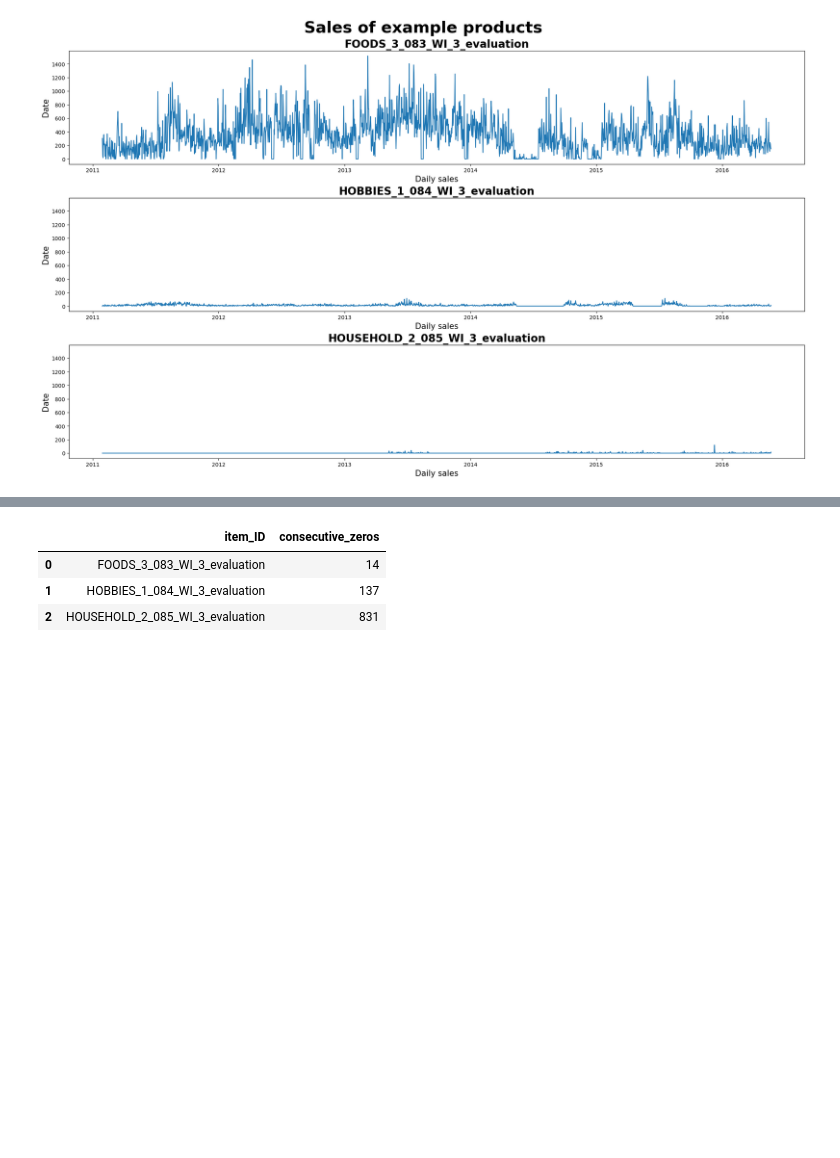
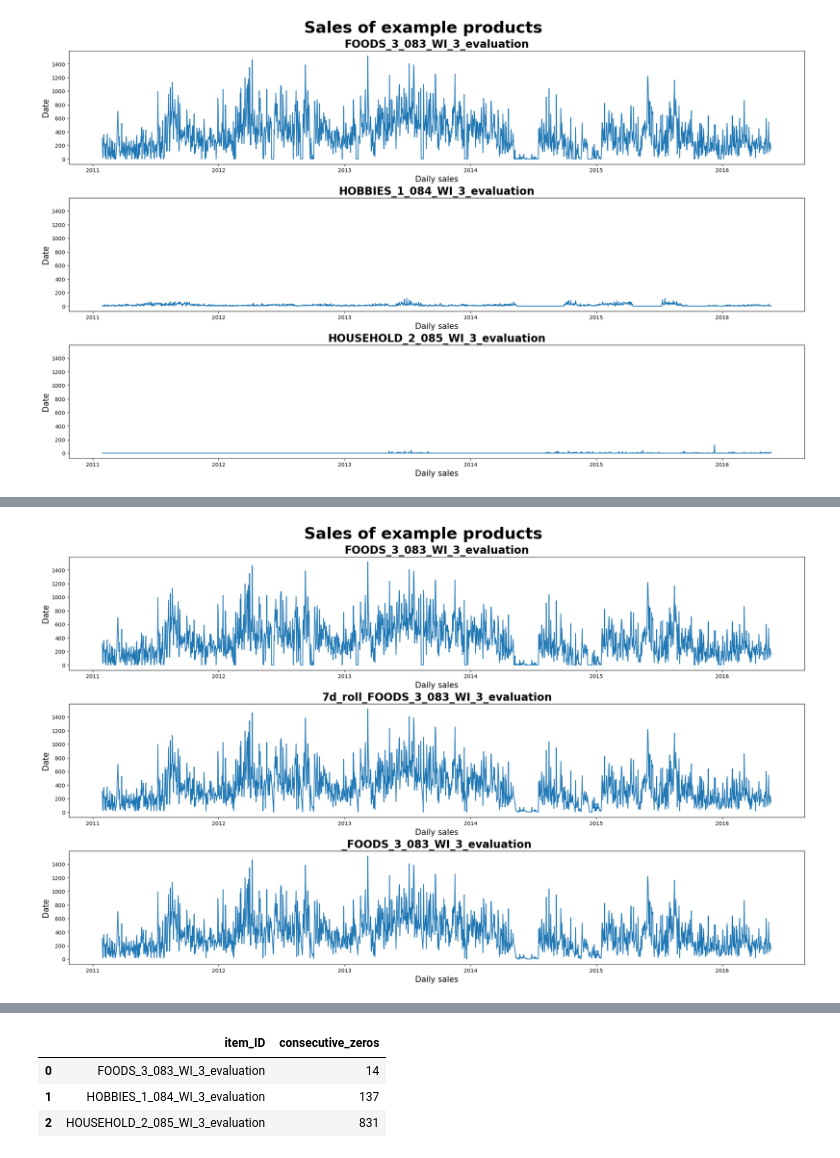
Before and after one commit to yoheita/Springboard, a Jupyter notebook: Capstone Project 2/Draft/Capstone_Project_Forecast_250_items.ipynb, the cells around one changed output, grey strips where cells are left out. Drawn from its saved outputs; the diff is of its cells as text; code cells hidden in the pictures; blank space fills up the shorter version.

```diff
--- a/Capstone Project 2/Draft/Capstone_Project_Forecast_250_items.ipynb
+++ b/Capstone Project 2/Draft/Capstone_Project_Forecast_250_items.ipynb
@@ -10,0 +33,13 @@ from matplotlib import pyplot as plt
+# %%
+from sklearn.preprocessing import LabelEncoder
+
+le=LabelEncoder()
+category=['event_name_1','event_type_1','event_name_2','event_type_2']
+# Combine the columns into a single series
+combined_series = pd.concat([df_calender['event_name_1'], df_calender['event_type_1'], df_calender['event_name_2'], df_calender['event_type_2']])
+#Create a encode list based on event type and event name since the data name are not overlapping
+le_event.fit(combined_series)
+for i in category:
+    df_calender[i]=le_event.transform(df_calender[i])
+
+df_calenderfit_transform(df_calender[i])
@@ -90,0 +144,17 @@ for i in range(0,len(multi_items)):
+# %%
+df_transform = df[['date', 'FOODS_3_083_WI_3_evaluation']]
+df_transform
+df_transform_test = df_transform
+# %%
+import numpy as np
+
+window=[7,14,28,35,42]
+min_window = 7
+for i in window:
+        df_transform_test['rolling_mean_'+str(i)] =  df_transform_test.loc[:,'FOODS_3_083_WI_3_evaluation'].rolling(window=i, min_periods=1).mean()
+        if i == 7:
+            df_transform_test['_FOODS_3_083_WI_3_evaluation'] =  df_transform_test.loc[:,'FOODS_3_083_WI_3_evaluation'].replace(0, np.nan).fillna(df_transform_test.loc[:, ('rolling_mean_' + str(i))])
+        else:
+            df_transform_test.loc[:,'_FOODS_3_083_WI_3_evaluation'] =  df_transform_test.loc[:,'_FOODS_3_083_WI_3_evaluation'].replace(0, np.nan).fillna(df_transform_test.loc[:, ('rolling_mean_' + str(i))])
+        if i == min_window:
+            df_transform_test[str(min_window) + 'd_roll_FOODS_3_083_WI_3_evaluation'] =  df_transform_test.loc[:,'FOODS_3_083_WI_3_evaluation'].replace(0, np.nan).fillna(df_transform_test.loc[:, ('rolling_mean_' + str(i))])
@@ -90,0 +215,14 @@ for i in range(0,len(multi_items)):
+# %%
+
+fig,ax =  plt.subplots(nrows= 3, ncols=1, figsize = ( 20, 12), constrained_layout=True, sharey=True)
+
+fig.suptitle('Sales of example products', fontsize = 30, weight = 'bold')
+test_list = ['FOODS_3_083_WI_3_evaluation','7d_roll_FOODS_3_083_WI_3_evaluation', '_FOODS_3_083_WI_3_evaluation']
+for i in range(0,len(test_list)):
+    graph_item = sns.lineplot(x = "date", y = test_list[i],data = df_transform_test[['date', test_list[i]]],
+                 ax = ax[i])
+    graph_item.set_title(test_list[i], size = 20, weight = 'bold')
+    graph_item.set_xlabel("Daily sales", fontsize=15)
+    graph_item.set_ylabel("Date", fontsize=15)
+# %% [output]
+[figure, added]
```
Also changed, not shown: parts of 57 cells of this notebook, 1 other file.
